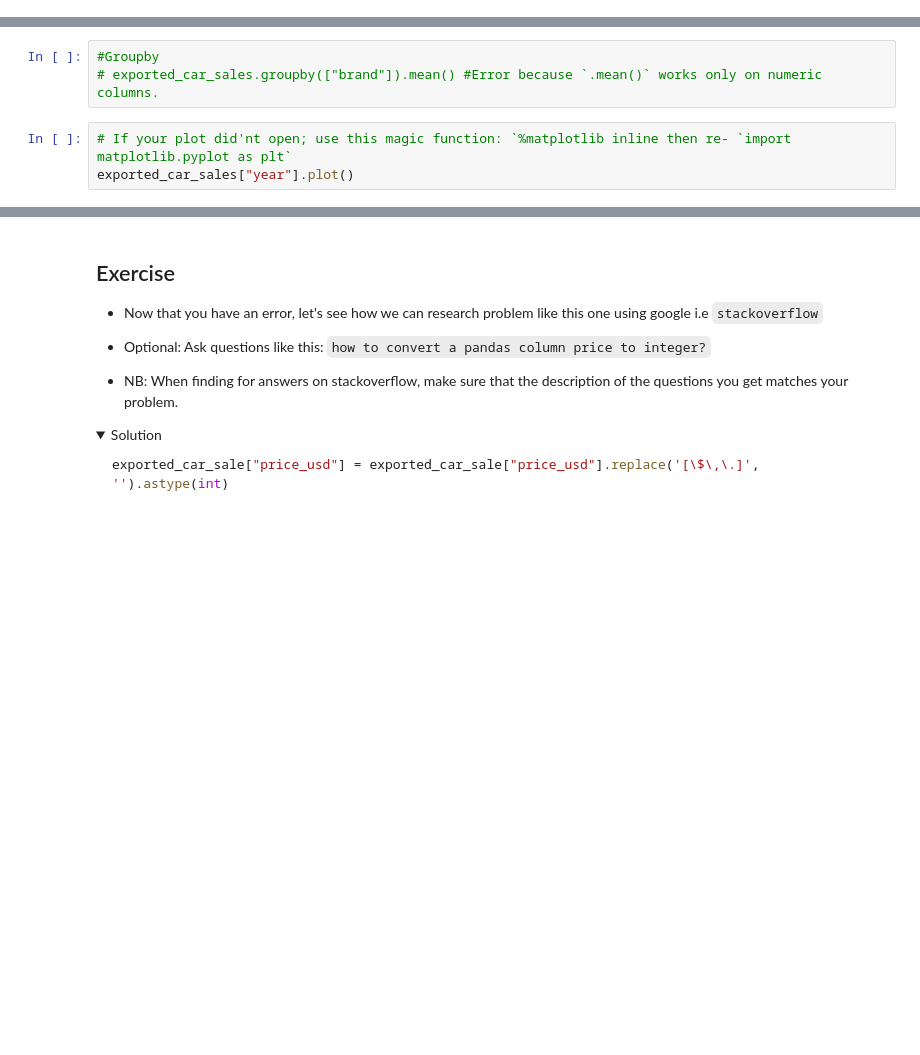
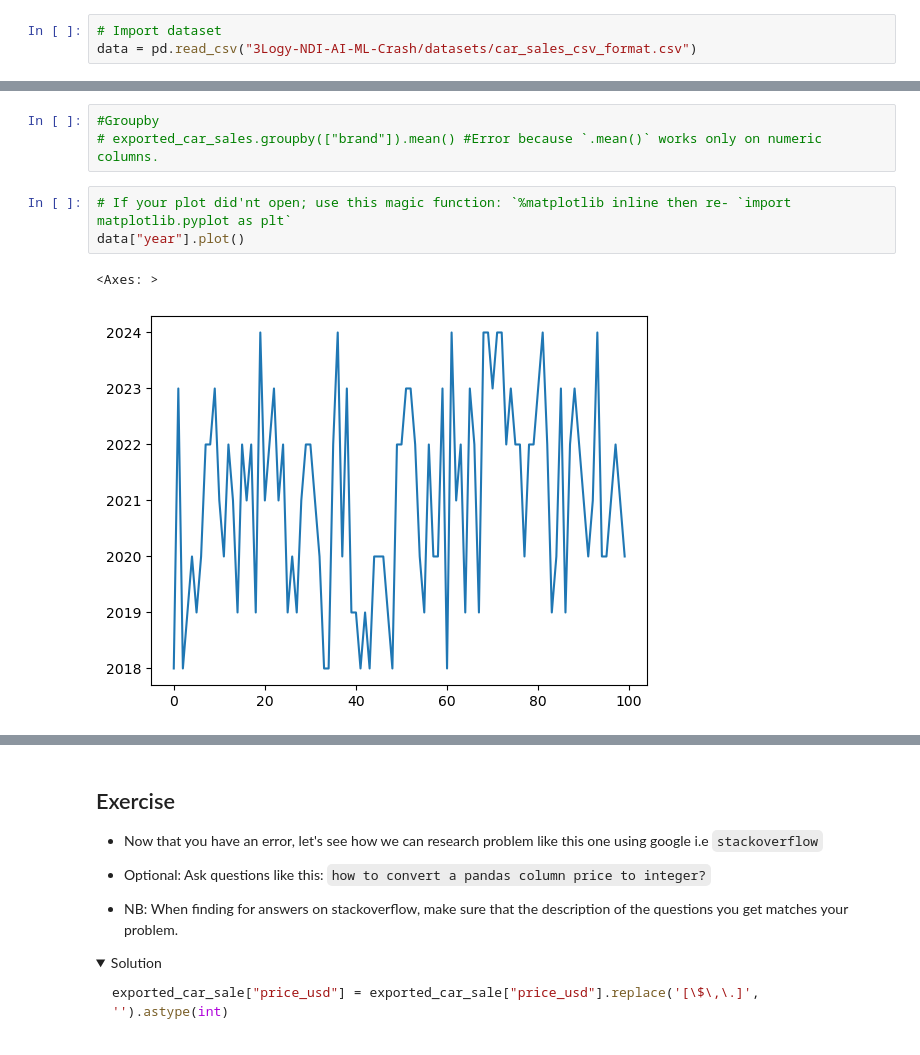
Before and after one commit to devmab24/3Logy-NDI-AI-ML-Crash, a Jupyter notebook: docs/pandas_matplotlib_numpy/Beginner_Pandas_Matplotlib_NumPy_Practice_Manual.ipynb, the cells around one changed output, grey strips where cells are left out. Saved outputs shown, nothing was run; the diff lists cells and outputs as text; folded sections open; blank space fills up the shorter version.

```diff
--- a/docs/pandas_matplotlib_numpy/Beginner_Pandas_Matplotlib_NumPy_Practice_Manual.ipynb
+++ b/docs/pandas_matplotlib_numpy/Beginner_Pandas_Matplotlib_NumPy_Practice_Manual.ipynb
@@ -133,0 +229,3 @@ car_sales_df.head()
+# %%
+# Import dataset
+data = pd.read_csv("3Logy-NDI-AI-ML-Crash/datasets/car_sales_csv_format.csv")
@@ -310,6 +750,9 @@ pd.crosstab(exported_car_sales["brand"], ["model"])
 # exported_car_sales.groupby(["brand"]).mean() #Error because `.mean()` works only on numeric columns.
 # %%
 # If your plot did'nt open; use this magic function: `%matplotlib inline then re- `import matplotlib.pyplot as plt`
-exported_car_sales["year"].plot()
+data["year"].plot()
+# %% [output]
+<Axes: >
+[figure, added]
 # %%
 # A histogram: Is a distribution of your data
```
Also changed, not shown: parts of 91 cells of this notebook, 1 other file.
